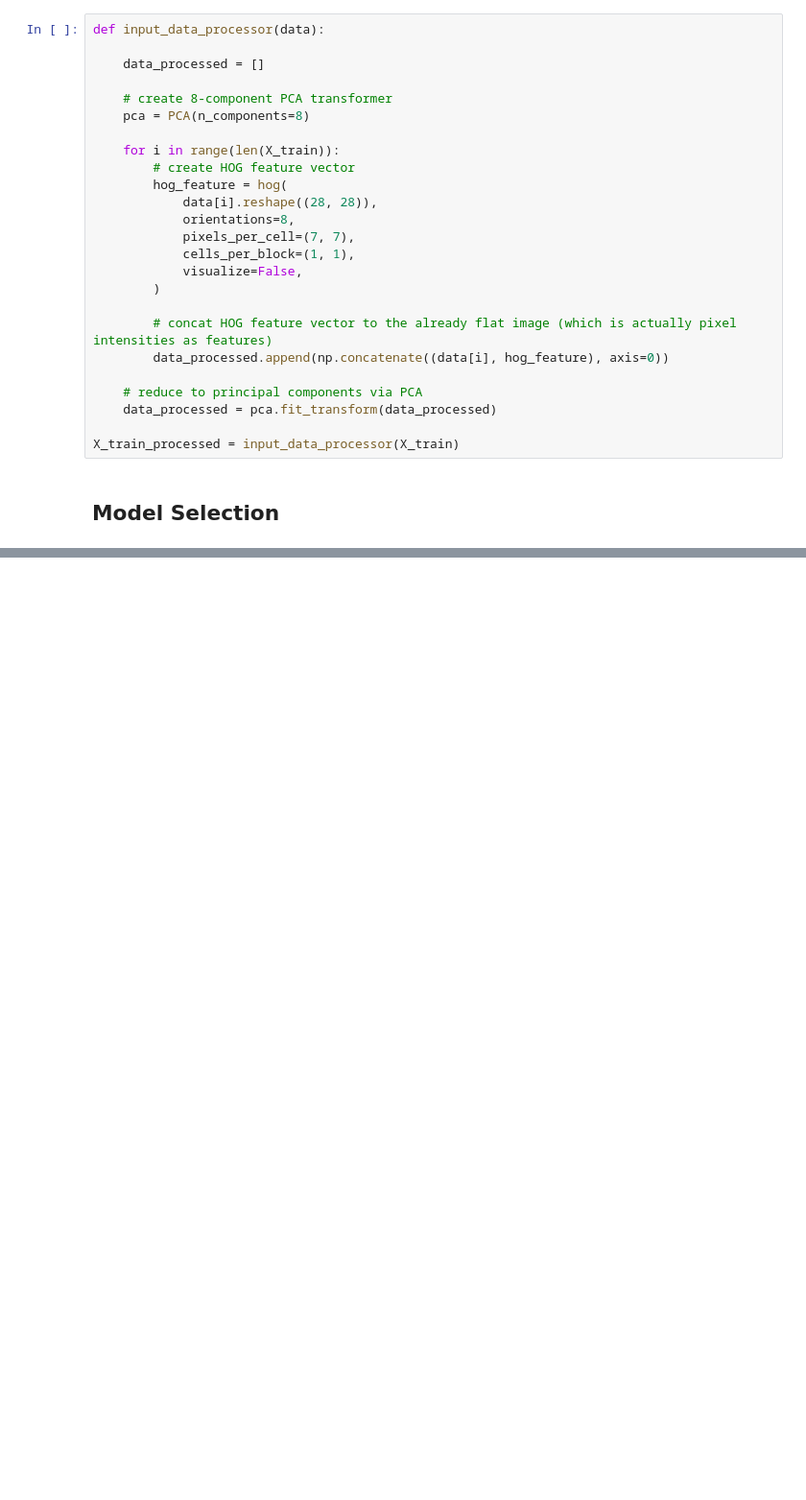
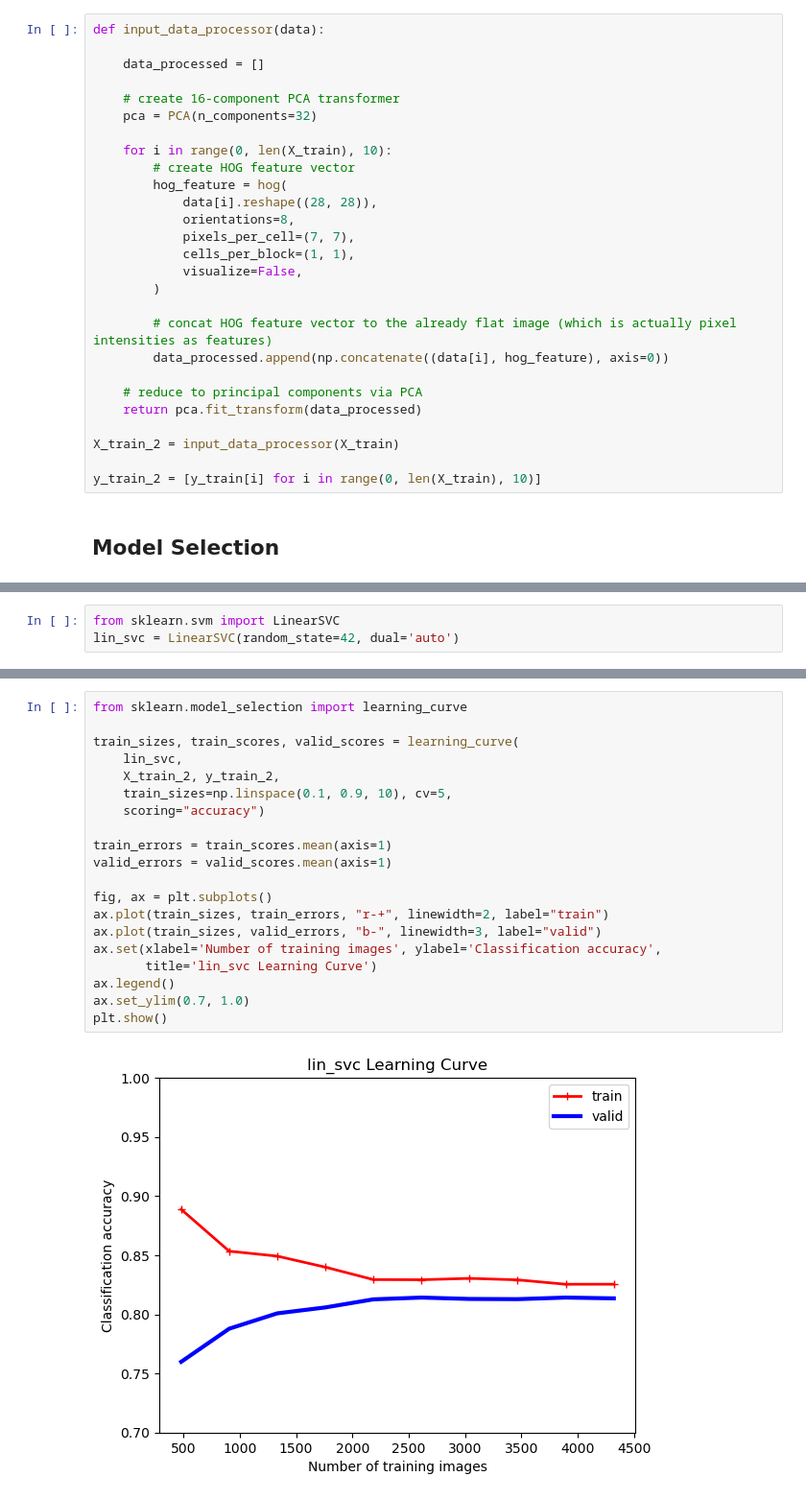
Before and after one commit to pranjal-s/machine-learning, a Jupyter notebook: fashion_images_PCA_SVC_Classification.ipynb, the cells around one changed output, grey strips where cells are left out. Shown at 96% size. Cells and saved outputs as stored; diff of their text form; blank space fills up the shorter version.

Commit message:
Tried LinearSVC and KNeighborsClassifier

```diff
--- a/fashion_images_PCA_SVC_Classification.ipynb
+++ b/fashion_images_PCA_SVC_Classification.ipynb
@@ -229,10 +229,10 @@ def input_data_processor(data):
 
     data_processed = []
 
-    # create 8-component PCA transformer
-    pca = PCA(n_components=8)
+    # create 16-component PCA transformer
+    pca = PCA(n_components=32)
 
-    for i in range(len(X_train)):
+    for i in range(0, len(X_train), 10):
         # create HOG feature vector
         hog_feature = hog(
             data[i].reshape((28, 28)),
@@ -246,8 +246,10 @@ def input_data_processor(data):
         data_processed.append(np.concatenate((data[i], hog_feature), axis=0))
 
     # reduce to principal components via PCA
-    data_processed = pca.fit_transform(data_processed)
+    return pca.fit_transform(data_processed)
 
-X_train_processed = input_data_processor(X_train)
+X_train_2 = input_data_processor(X_train)
+
+y_train_2 = [y_train[i] for i in range(0, len(X_train), 10)]
 # %% [markdown]
 ## Model Selection
@@ -253,0 +264,3 @@ X_train_processed = input_data_processor(X_train)
+# %%
+from sklearn.svm import LinearSVC
+lin_svc = LinearSVC(random_state=42, dual='auto')
@@ -253,0 +278,22 @@ X_train_processed = input_data_processor(X_train)
+# %%
+from sklearn.model_selection import learning_curve
+
+train_sizes, train_scores, valid_scores = learning_curve(
+    lin_svc,
+    X_train_2, y_train_2,
+    train_sizes=np.linspace(0.1, 0.9, 10), cv=5,
+    scoring="accuracy")
+
+train_errors = train_scores.mean(axis=1)
+valid_errors = valid_scores.mean(axis=1)
+
+fig, ax = plt.subplots()
+ax.plot(train_sizes, train_errors, "r-+", linewidth=2, label="train")
+ax.plot(train_sizes, valid_errors, "b-", linewidth=3, label="valid")
+ax.set(xlabel='Number of training images', ylabel='Classification accuracy',
+       title='lin_svc Learning Curve')
+ax.legend()
+ax.set_ylim(0.7, 1.0)
+plt.show()
+# %% [output]
+[figure, added]
```
Also changed, not shown: parts of 7 cells of this notebook.
